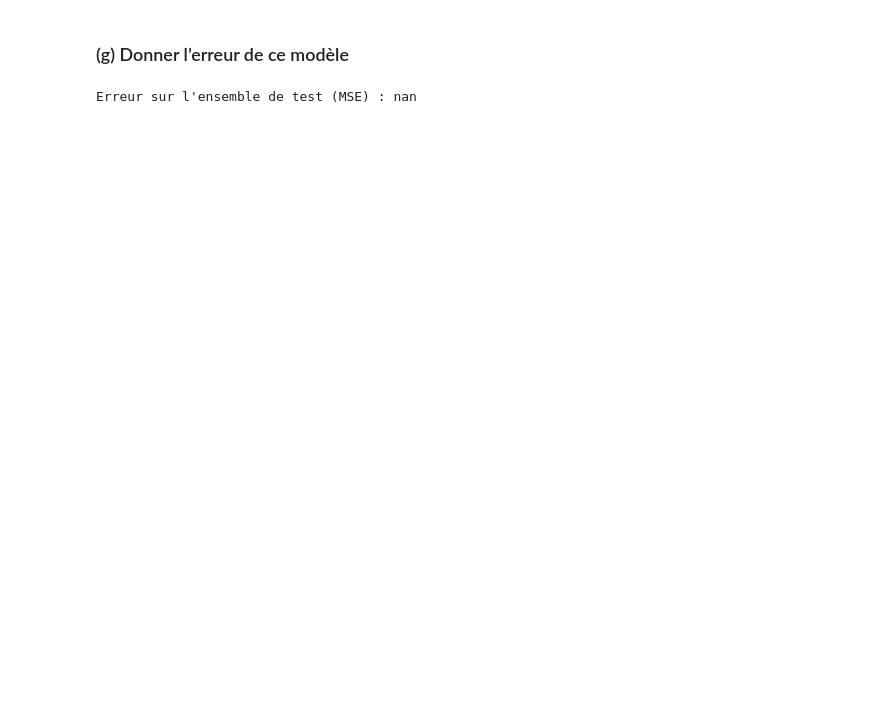
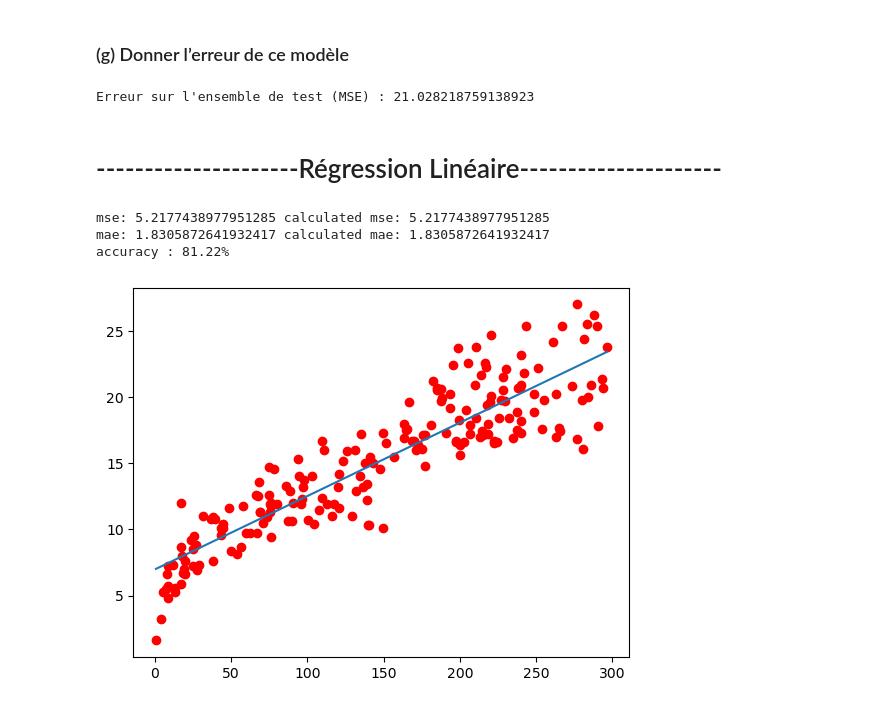
Before and after one commit to Ayoub-etoullali/Activites-Pratiques-SD, a Jupyter notebook: Atelier 1/Problème 1 - Régression Linéaire.ipynb, the cells around one changed output. Drawn from its saved outputs; the diff is of its cells as text; code cells hidden in the pictures; blank space fills up the shorter version.

```diff
--- a/Atelier 1/Problème 1 - Régression Linéaire.ipynb
+++ b/Atelier 1/Problème 1 - Régression Linéaire.ipynb
@@ -290,8 +272,61 @@ plt.show()
 # %% [markdown]
 ### (g) Donner l’erreur de ce modèle
 # %%
-final_w0, final_w1 = W[0], W[1]
-test_error = MSE(X_test, y_test, final_w0, final_w1)
+test_error = MSE(X_test, y_test,W[0], W[1])
 print(f'Erreur sur l\'ensemble de test (MSE) : {test_error}')
 # %% [output]
-Erreur sur l'ensemble de test (MSE) : nan
+Erreur sur l'ensemble de test (MSE) : 21.028218759138923
+# %% [markdown]
+# ---------------------Régression Linéaire---------------------
+# %%
+from sklearn.linear_model import LinearRegression
+import pandas as pd
+import matplotlib.pyplot as plt
+from sklearn import metrics
+import numpy as np
+
+
+#Data collection
+data = pd.read_csv("data/Advertising.csv")
+
+#Data initialization
+X=data[['TV']]
+y=data[['Sales']]
+
+#Creating Model
+h=LinearRegression()
+h.fit(X,y)
+
+#Plotting Inputs and real y
+plt.plot(X,y,'ro')
+
+#Plotting the Model
+min = X.min().values[0]
+max = X.max().values[0]
+plt.plot([[min],[max]],h.predict([[min],[max]]))
+
+#Mean Squared Error & Mean Absolute Error
+y_predicted=h.predict(X)
+y_real=y
+mean_squared_error=metrics.mean_squared_error(y_predicted,y_real)
+mean_absolute_error=metrics.mean_absolute_error(y_predicted,y_real)
+
+#MSE & MAE from Scratch
+calculatedmse=(1/X.size)*np.sum(np.square(y_predicted-y_real))
+calculatedmae=np.sum(np.abs(y_predicted-y_real))/X.size
+
+#Accuracy
+accuracy=h.score(X,y)
+
+#Printing MSE , MAE and accuracy
+print("mse: {} calculated mse: {}".format(mean_squared_error,np.float64(calculatedmse)))
+print("mae: {} calculated mae: {}".format(mean_absolute_error,np.float64(calculatedmae)))
+print("accuracy : {:.2f}% ".format(accuracy*100))
+
+#showing the plot
+plt.show()
+# %% [output]
+mse: 5.2177438977951285 calculated mse: 5.2177438977951285
+mae: 1.8305872641932417 calculated mae: 1.8305872641932417
+accuracy : 81.22%
+[figure, added]
```
Also changed, not shown: parts of 43 cells of this notebook.
